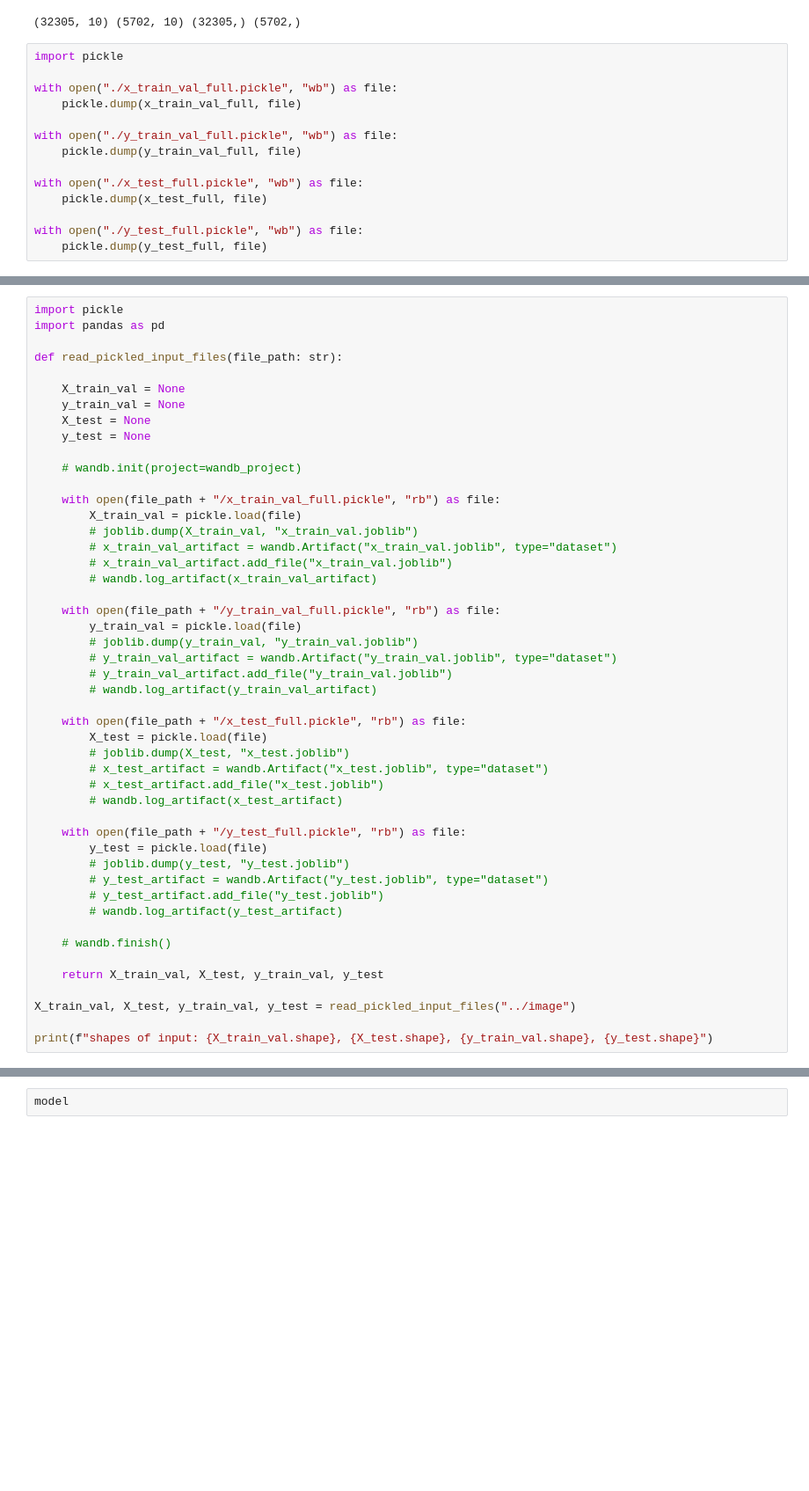
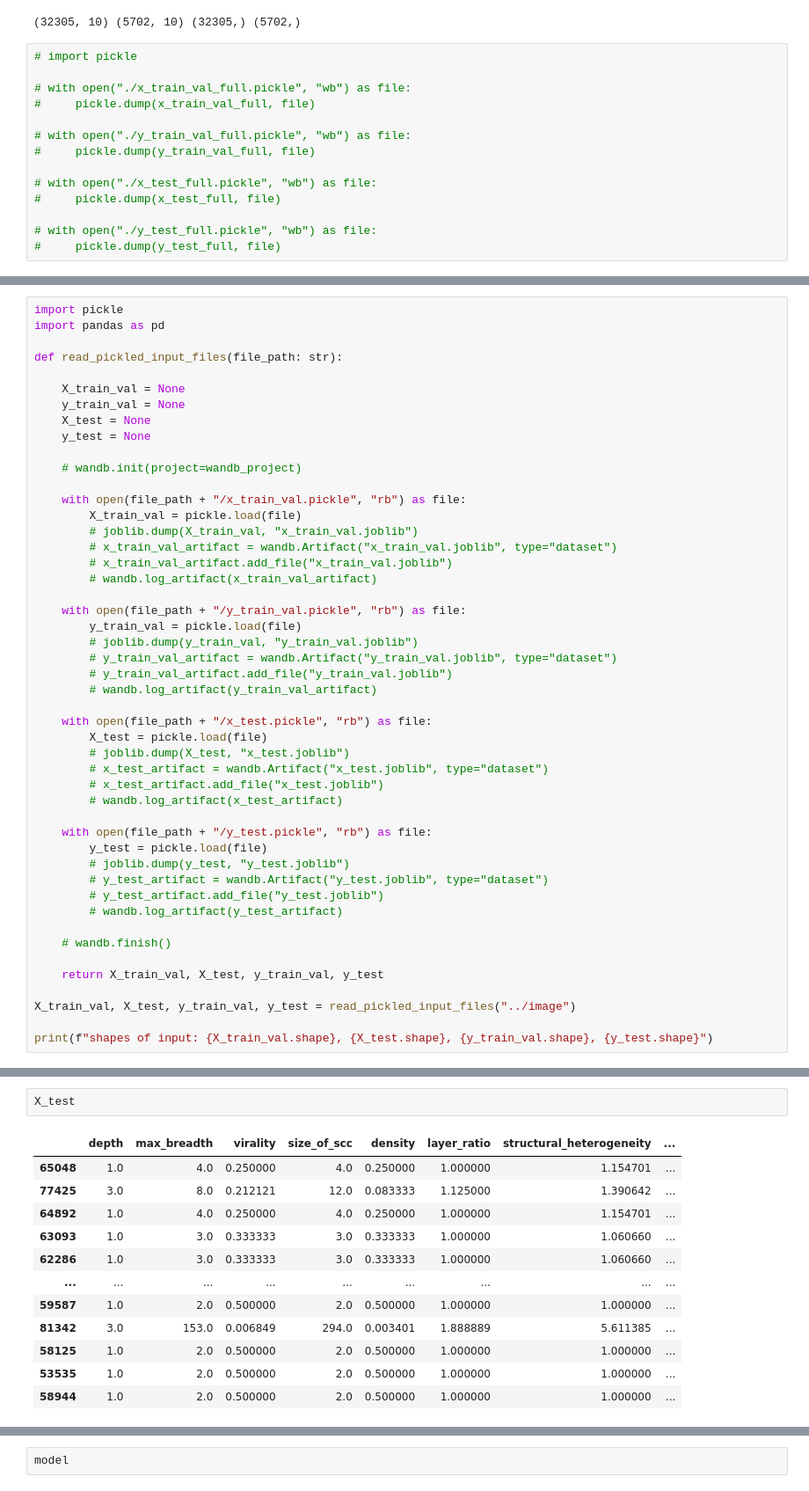
Before and after one commit to istiyaksiddiquee/thesis-work, a Jupyter notebook: RQ2/analysis/analysis.ipynb, the cells around one changed output, grey strips where cells are left out. Shown at 88% size. Saved outputs shown, nothing was run; the diff lists cells and outputs as text; blank space fills up the shorter version.

```diff
--- a/RQ2/analysis/analysis.ipynb
+++ b/RQ2/analysis/analysis.ipynb
@@ -56,19 +56,19 @@ x_train_val_full, x_test_full, y_train_val_full, y_test_full = filter_and_split_
 # %% [output]
 (32305, 10) (5702, 10) (32305,) (5702,)
 # %%
-import pickle
+# import pickle
 
-with open("./x_train_val_full.pickle", "wb") as file:
-    pickle.dump(x_train_val_full, file)
+# with open("./x_train_val_full.pickle", "wb") as file:
+#     pickle.dump(x_train_val_full, file)
 
-with open("./y_train_val_full.pickle", "wb") as file:
-    pickle.dump(y_train_val_full, file)
+# with open("./y_train_val_full.pickle", "wb") as file:
+#     pickle.dump(y_train_val_full, file)
 
-with open("./x_test_full.pickle", "wb") as file:
-    pickle.dump(x_test_full, file)
+# with open("./x_test_full.pickle", "wb") as file:
+#     pickle.dump(x_test_full, file)
 
-with open("./y_test_full.pickle", "wb") as file:
-    pickle.dump(y_test_full, file)
+# with open("./y_test_full.pickle", "wb") as file:
+#     pickle.dump(y_test_full, file)
 # %%
 import numpy as np
 import matplotlib.pylab as plt
@@ -130,28 +130,28 @@ def read_pickled_input_files(file_path: str):
 
     # wandb.init(project=wandb_project)
 
-    with open(file_path + "/x_train_val_full.pickle", "rb") as file:
+    with open(file_path + "/x_train_val.pickle", "rb") as file:
         X_train_val = pickle.load(file)
         # joblib.dump(X_train_val, "x_train_val.joblib")
         # x_train_val_artifact = wandb.Artifact("x_train_val.joblib", type="dataset")
         # x_train_val_artifact.add_file("x_train_val.joblib")
         # wandb.log_artifact(x_train_val_artifact)
 
-    with open(file_path + "/y_train_val_full.pickle", "rb") as file:
+    with open(file_path + "/y_train_val.pickle", "rb") as file:
         y_train_val = pickle.load(file)
         # joblib.dump(y_train_val, "y_train_val.joblib")
         # y_train_val_artifact = wandb.Artifact("y_train_val.joblib", type="dataset")
         # y_train_val_artifact.add_file("y_train_val.joblib")
         # wandb.log_artifact(y_train_val_artifact)
 
-    with open(file_path + "/x_test_full.pickle", "rb") as file:
+    with open(file_path + "/x_test.pickle", "rb") as file:
         X_test = pickle.load(file)
         # joblib.dump(X_test, "x_test.joblib")
         # x_test_artifact = wandb.Artifact("x_test.joblib", type="dataset")
         # x_test_artifact.add_file("x_test.joblib")
         # wandb.log_artifact(x_test_artifact)
 
-    with open(file_path + "/y_test_full.pickle", "rb") as file:
+    with open(file_path + "/y_test.pickle", "rb") as file:
         y_test = pickle.load(file)
         # joblib.dump(y_test, "y_test.joblib")
         # y_test_artifact = wandb.Artifact("y_test.joblib", type="dataset")
@@ -181,0 +170,15 @@ Index(['depth', 'max_breadth', 'virality', 'size_of_scc', 'density',
+# %%
+X_test
+# %% [output]
+|  | depth | max_breadth | virality | size_of_scc | density | layer_ratio | structural_heterogeneity | ... |
+| 65048 | 1.0 | 4.0 | 0.250000 | 4.0 | 0.250000 | 1.000000 | 1.154701 | ... |
+| 77425 | 3.0 | 8.0 | 0.212121 | 12.0 | 0.083333 | 1.125000 | 1.390642 | ... |
+| 64892 | 1.0 | 4.0 | 0.250000 | 4.0 | 0.250000 | 1.000000 | 1.154701 | ... |
+| 63093 | 1.0 | 3.0 | 0.333333 | 3.0 | 0.333333 | 1.000000 | 1.060660 | ... |
+| 62286 | 1.0 | 3.0 | 0.333333 | 3.0 | 0.333333 | 1.000000 | 1.060660 | ... |
+| ... | ... | ... | ... | ... | ... | ... | ... | ... |
+| 59587 | 1.0 | 2.0 | 0.500000 | 2.0 | 0.500000 | 1.000000 | 1.000000 | ... |
+| 81342 | 3.0 | 153.0 | 0.006849 | 294.0 | 0.003401 | 1.888889 | 5.611385 | ... |
+| 58125 | 1.0 | 2.0 | 0.500000 | 2.0 | 0.500000 | 1.000000 | 1.000000 | ... |
+| 53535 | 1.0 | 2.0 | 0.500000 | 2.0 | 0.500000 | 1.000000 | 1.000000 | ... |
+| 58944 | 1.0 | 2.0 | 0.500000 | 2.0 | 0.500000 | 1.000000 | 1.000000 | ... |
```
Also changed, not shown: parts of 15 cells of this notebook, 35 other files.
